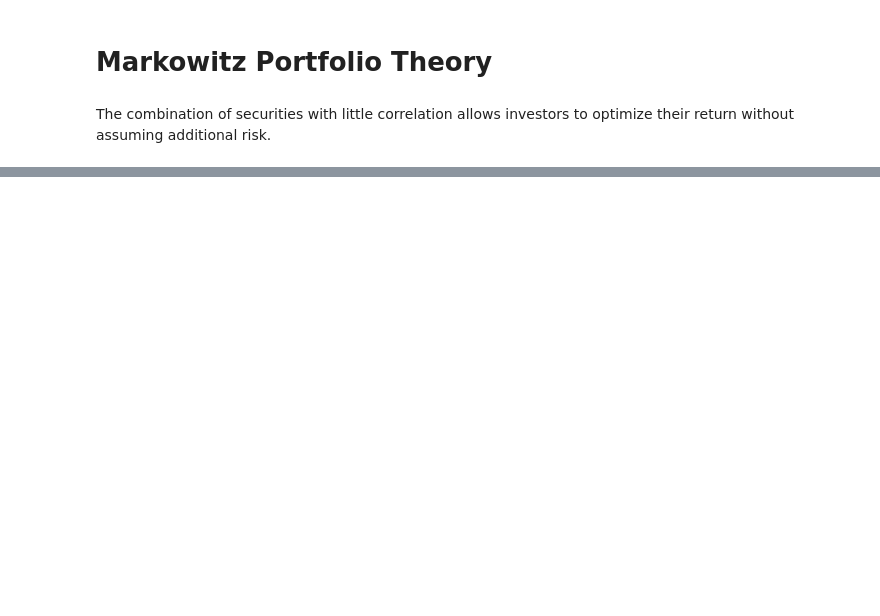
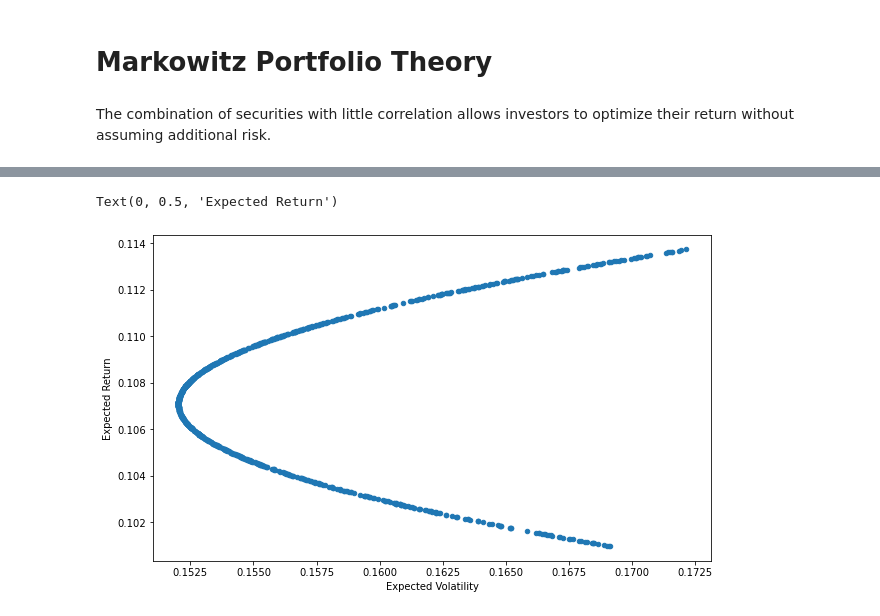
Before and after one commit to jaredwilliam/python_for_finance, a Jupyter notebook: 05 Markowitz Portfolio Optimization.ipynb, the cells around one changed output, grey strips where cells are left out. Cells and saved outputs as stored; diff of their text form; code cells hidden in the pictures; blank space fills up the shorter version.

Commit message:
markowitz portfolio optimization

```diff
--- a/05 Markowitz Portfolio Optimization.ipynb
+++ b/05 Markowitz Portfolio Optimization.ipynb
@@ -19,0 +66,4 @@ b'<!DOCTYPE html>\n  <html lang="en-us"><head>\n  <meta http-equiv="content-type
+# %%
+weights = np.random.random(num_assets)
+weights /= np.sum(weights)
+weights
@@ -19,0 +94,11 @@ b'<!DOCTYPE html>\n  <html lang="en-us"><head>\n  <meta http-equiv="content-type
+# %%
+pfolio_returns = []
+pfolio_volatilities = []
+
+for x in range(1000):
+    weights = np.random.random(num_assets)
+    weights /= np.sum(weights)
+    pfolio_returns.append(np.sum(weights * log_returns.mean()) * 250)
+    pfolio_volatilities.append(np.sqrt(np.dot(weights.T, np.dot(log_returns.cov() * 250, weights))))
+
+pfolio_returns, pfolio_volatilities
@@ -19,0 +123,14 @@ b'<!DOCTYPE html>\n  <html lang="en-us"><head>\n  <meta http-equiv="content-type
+# %%
+pfolio_returns = []
+pfolio_volatilities = []
+
+for x in range(1000):
+    weights = np.random.random(num_assets)
+    weights /= np.sum(weights)
+    pfolio_returns.append(np.sum(weights * log_returns.mean()) * 250)
+    pfolio_volatilities.append(np.sqrt(np.dot(weights.T, np.dot(log_returns.cov() * 250, weights))))
+
+pfolio_returns = np.array(pfolio_returns)
+pfolio_volatilities = np.array(pfolio_volatilities)
+
+pfolio_returns, pfolio_volatilities
@@ -19,0 +155,2 @@ b'<!DOCTYPE html>\n  <html lang="en-us"><head>\n  <meta http-equiv="content-type
+# %%
+portfolios = pd.DataFrame({'Return': pfolio_returns, 'Volatility': pfolio_volatilities})
@@ -19,0 +175,7 @@ b'<!DOCTYPE html>\n  <html lang="en-us"><head>\n  <meta http-equiv="content-type
+# %%
+portfolios.plot(x='Volatility', y='Return', kind = 'scatter', figsize=(10,6));
+plt.xlabel('Expected Volatility')
+plt.ylabel('Expected Return')
+# %% [output]
+Text(0, 0.5, 'Expected Return')
+[figure, added]
```
Also changed, not shown: parts of 23 cells of this notebook, 1 other file.
